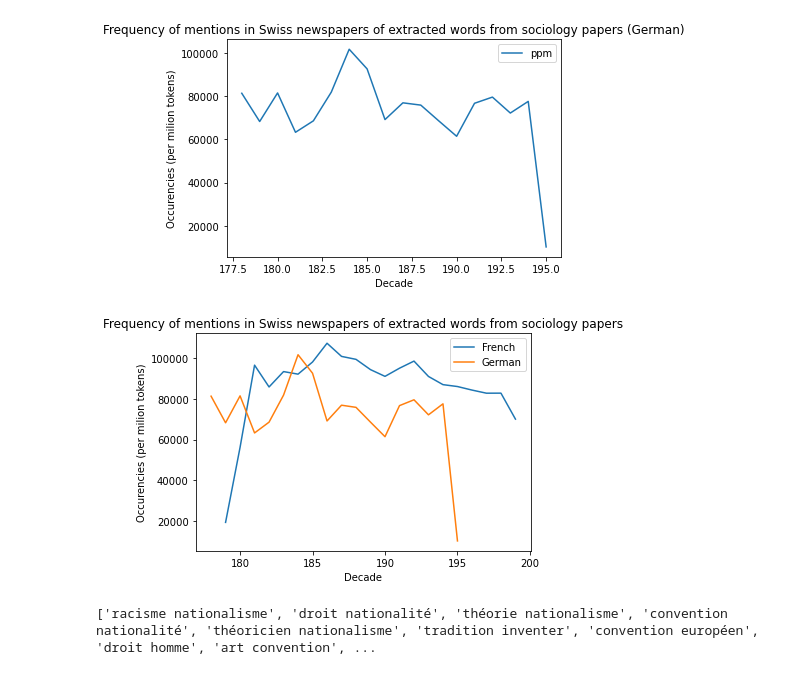
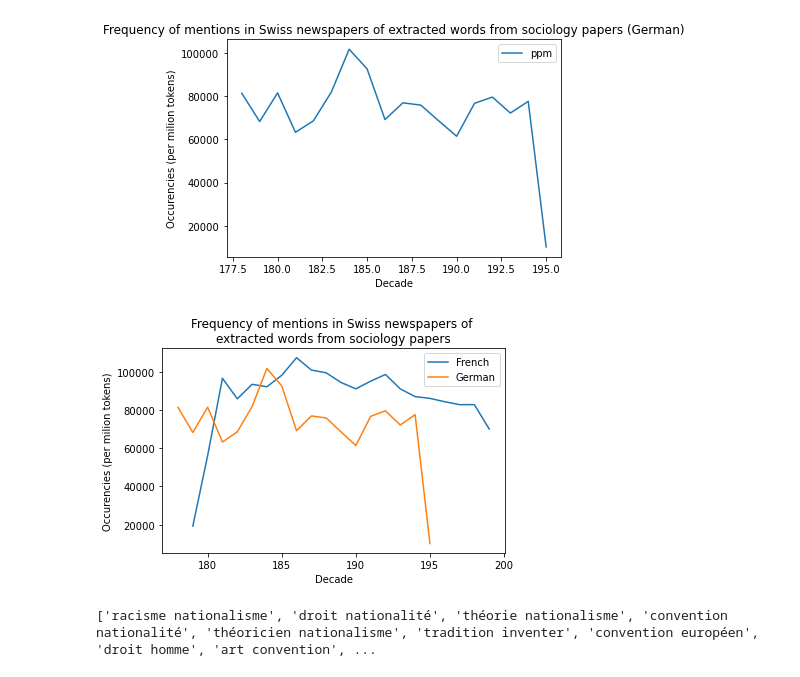
Before and after one commit to ludovicaschaerf/H-D_Project, a Jupyter notebook: N-grams Sociology of Nation.ipynb, the cells around one changed output. Saved outputs shown, nothing was run; the diff lists cells and outputs as text; code cells hidden in the pictures.

```diff
--- a/N-grams Sociology of Nation.ipynb
+++ b/N-grams Sociology of Nation.ipynb
@@ -166,3 +168,14 @@ term_list = [feature_names[i] for i in swiss_indexes]
 print(term_list[:100])
 # %% [output]
 ['nationalisme', 'nationalité', 'nation', 'racisme', 'suisse', 'convention', 'droit', 'etat', 'national', 'politique', 'patrie', 'anderson', 'smith', 'culture', 'tradition', 'culturel', 'peuple', 'nat ...
+# %%
+dense = X.todense()
+lst1 = dense.tolist()
+df = pd.DataFrame(lst1, columns=feature_names).T.sort_values(by=11, ascending=False)
+print(df[11])
+Cloud = wordcloud.WordCloud(background_color="white", max_words=50).generate_from_frequencies(df[11][:50])
+fig, ax = plt.subplots(figsize=(15, 18))
+ax.imshow(Cloud, interpolation='bilinear')
+#plt.tight_layout()
+plt.axis('off')
+plt.show()
@@ -197,6 +206,6 @@ def raw2counts(df):
 # %%
 # impresso results
-trends_french = pd.read_json('unigrams_french.json', lines=True)
+trends_french = pd.read_json('./unigrams/unigrams_sociology_french.json', lines=True)
 trends_french = raw2counts(trends_french)
 trends_french = trends_french.groupby(pd.to_datetime(trends_french.date).dt.year//10).sum().reset_index()
 trends_french
@@ -266,6 +257,6 @@ ziel
 # %%
 # impresso results
-trends_german = pd.read_json('unigrams_german.json', lines=True)
+trends_german = pd.read_json('./unigrams/unigrams_sociology_german.json', lines=True)
 trends_german = raw2counts(trends_german)
 trends_german = trends_german.groupby(pd.to_datetime(trends_german.date).dt.year//10).sum().reset_index()
 trends_german
@@ -298,12 +289,14 @@ plt.savefig("german.png", dpi=600)
 # %%
 ax = trends_french.plot(x='date', y='ppm', label='French')
 trends_german.plot(x='date', y='ppm', label='German', ax=ax)
 ax.set_ylabel("Occurencies (per milion tokens)")
 ax.set_xlabel("Decade")
-ax.set_title("Frequency of mentions in Swiss newspapers of extracted words from sociology papers")
+ax.set_title("Frequency of mentions in Swiss newspapers of \nextracted words from sociology papers")
+
+plt.tight_layout()
 plt.savefig("both.png", dpi=600)
 # %% [output]
-[figure, old version]
+[figure, new version]
 # %%
 vectorizer = TfidfVectorizer(ngram_range=(2,4))
 X = vectorizer.fit_transform(french[:12])
```
Also changed, not shown: parts of 23 cells of this notebook.
